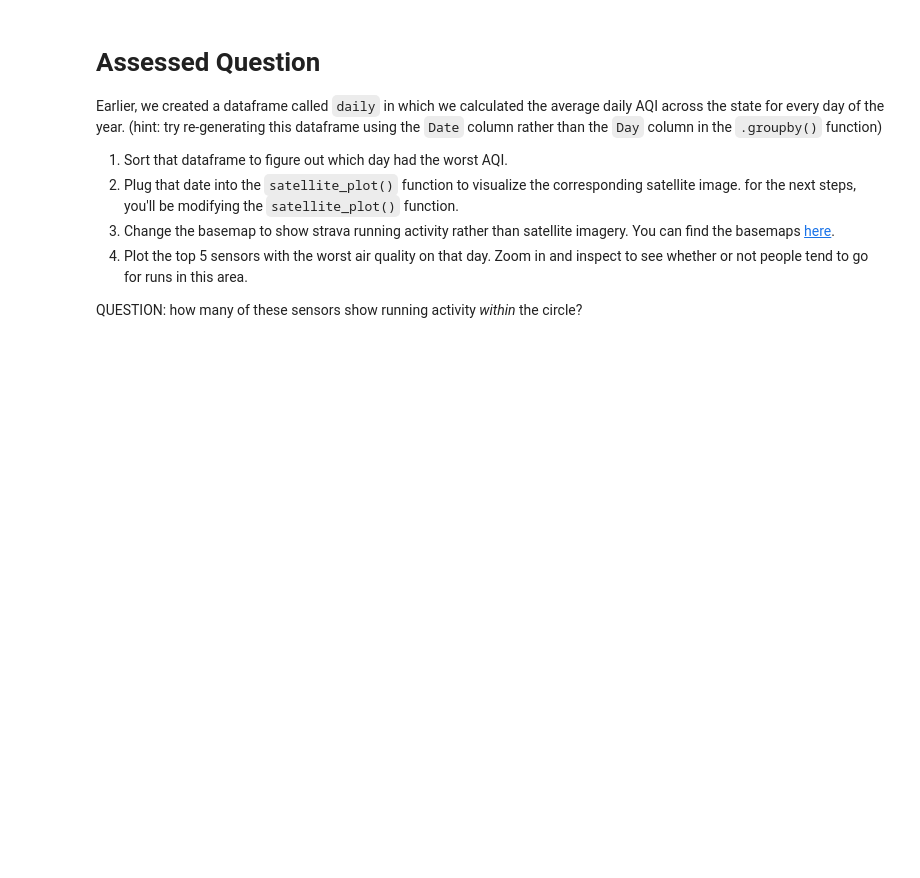
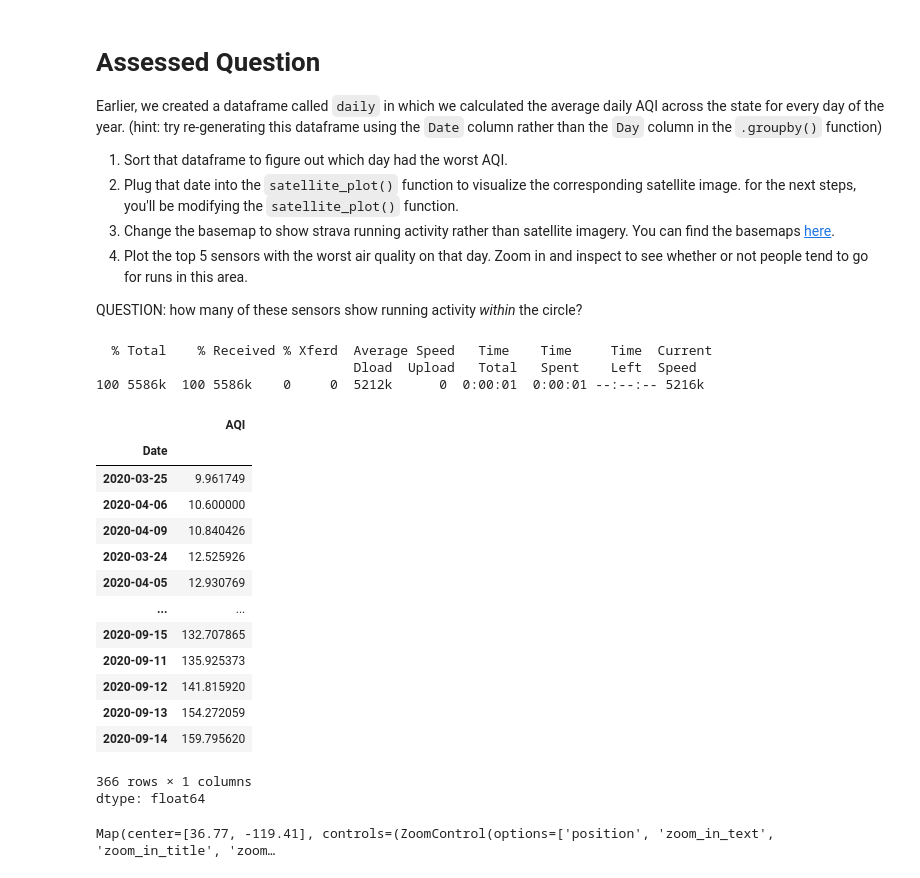
Before and after one commit to AngelaZhang111/QM2, a Jupyter notebook: w03_spatial_data.ipynb, the cells around one changed output. Cells and saved outputs as stored; diff of their text form; code cells hidden in the pictures; blank space fills up the shorter version.

```diff
--- a/w03_spatial_data.ipynb
+++ b/w03_spatial_data.ipynb
@@ -508,3 +508,64 @@ Earlier, we created a dataframe called `daily` in which we calculated the averag
 4. Plot the top 5 sensors with the worst air quality on that day. Zoom in and inspect to see whether or not people tend to go for runs in this area.
 
 QUESTION: how many of these sensors show running activity *within* the circle?
+# %%
+!mkdir -p ./data/wk3
+!curl https://qm2.s3.eu-west-2.amazonaws.com/wk3/california_aqi.csv -o ./data/wk3/california_aqi.csv
+
+import pandas as pd
+import matplotlib
+import matplotlib.pyplot as plt
+import numpy as np
+import pylab
+from datetime import datetime
+
+%matplotlib inline
+
+df=pd.read_csv('data/wk3/california_aqi.csv')
+df
+
+df['Date']=pd.to_datetime(df['Date'])
+df['Month']=df['Date'].dt.month
+df['Day']=df['Date'].dt.dayofyear
+df
+
+clean = df[['Date','AQI']]
+clean
+
+daily=clean.groupby('Date')['AQI'].mean()
+daily=daily.sort_values(ascending=True)
+daily
+
+# 1. The day had the worst AQI is 2020-03-25
+# %% [output]
+  % Total    % Received % Xferd  Average Speed   Time    Time     Time  Current
+                                 Dload  Upload   Total   Spent    Left  Speed
+100 5586k  100 5586k    0     0  5212k      0  0:00:01  0:00:01 --:--:-- 5216k
+|  | AQI |
+| Date |  |
+| 2020-03-25 | 9.961749 |
+| 2020-04-06 | 10.600000 |
+| 2020-04-09 | 10.840426 |
+| 2020-03-24 | 12.525926 |
+| 2020-04-05 | 12.930769 |
+| ... | ... |
+| 2020-09-15 | 132.707865 |
+| 2020-09-11 | 135.925373 |
+| 2020-09-12 | 141.815920 |
+| 2020-09-13 | 154.272059 |
+| 2020-09-14 | 159.795620 |
+366 rows × 1 columns
+dtype: float64
+# %%
+date='2020-03-25'
+
+from ipyleaflet import Map, Marker, basemaps, basemap_to_tiles,Circle
+from ipywidgets import HTML
+
+one_day=df[df['Date']==date]
+
+satellite_map = Map(basemap=basemap_to_tiles(basemaps.NASAGIBS.ModisTerraTrueColorCR, "2020-03-25"),center=(36.77, -119.41),zoom=6)
+satellite_map.layout.height = '700px'
+satellite_map
+# %% [output]
+Map(center=[36.77, -119.41], controls=(ZoomControl(options=['position', 'zoom_in_text', 'zoom_in_title', 'zoom…
```
Also changed, not shown: parts of 2 cells of this notebook.
